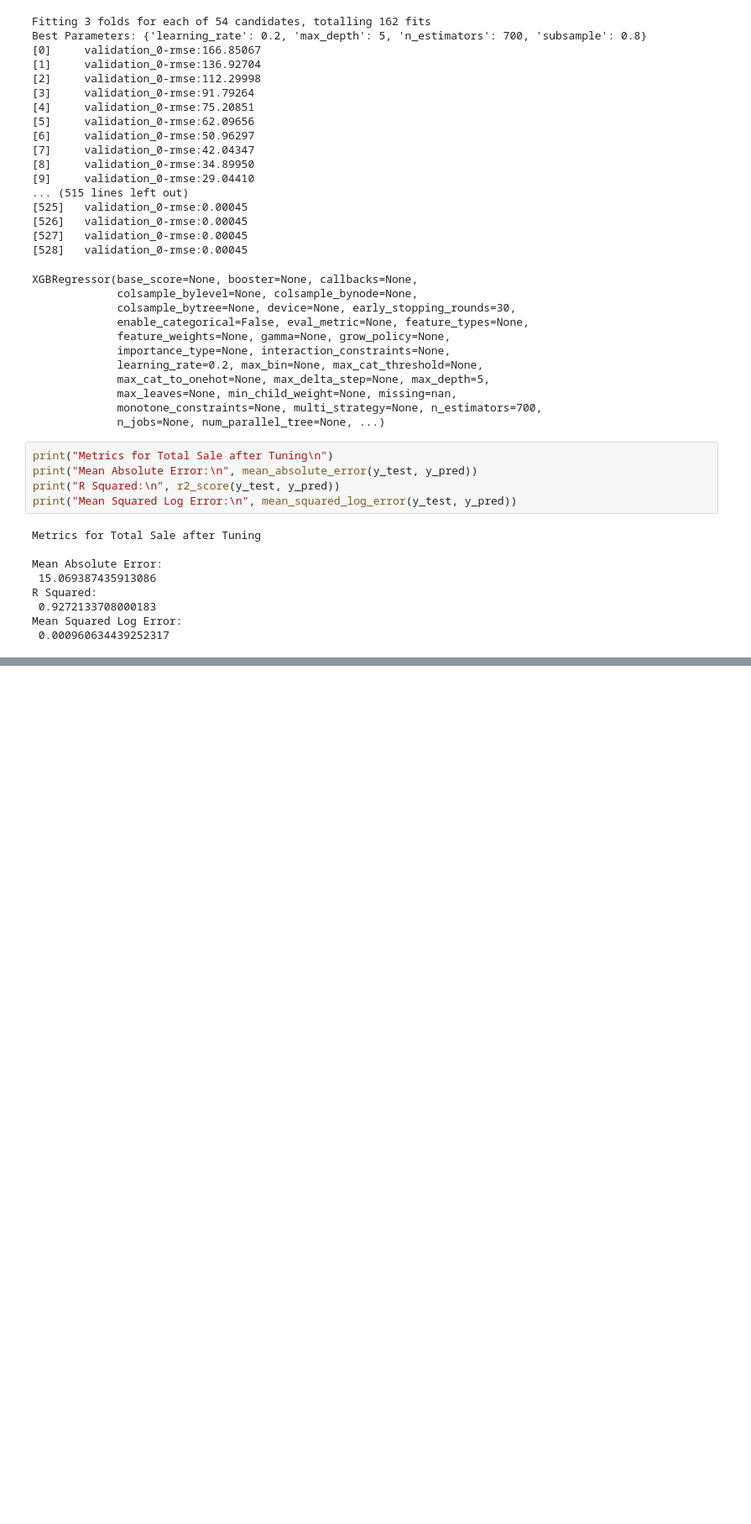
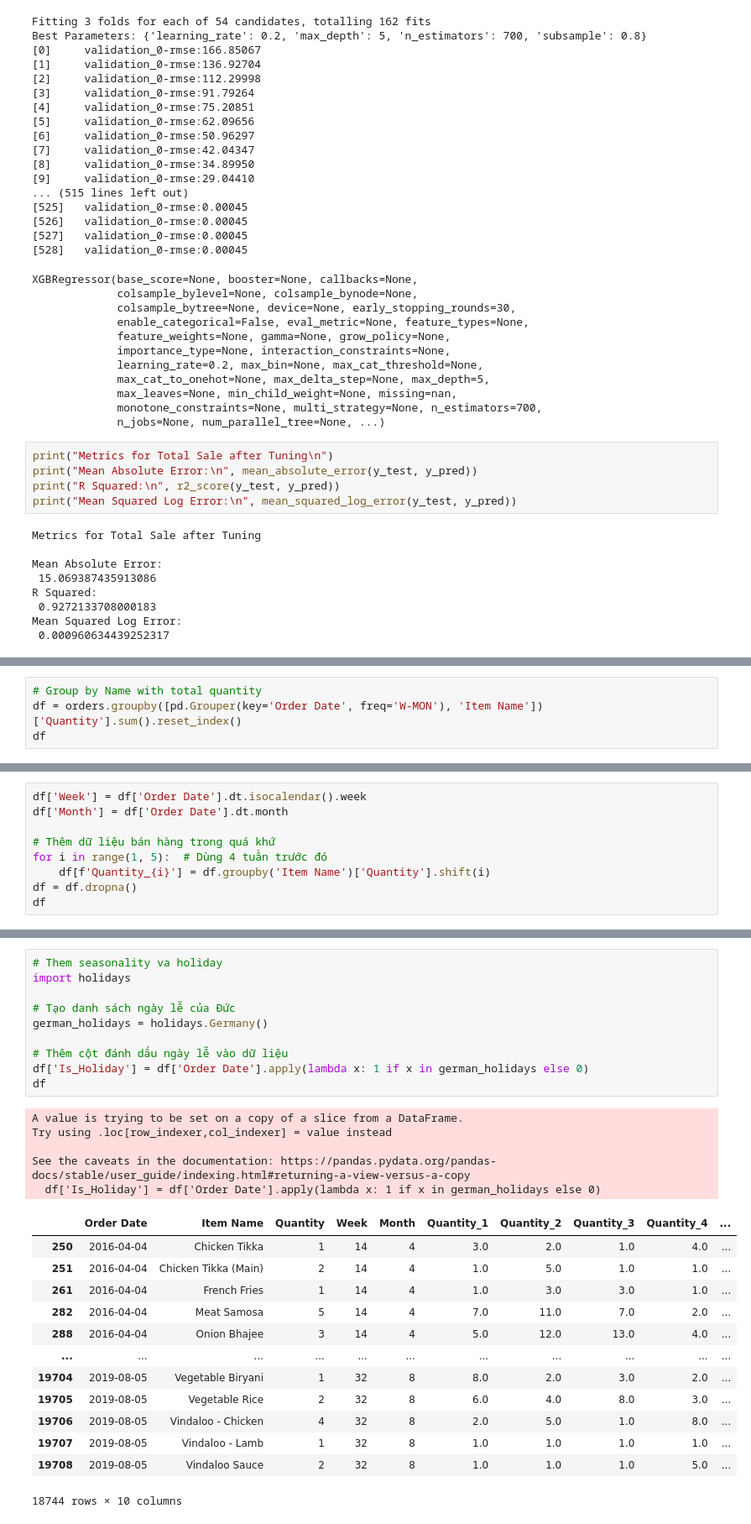
Before and after one commit to HoangUkr/Sale_Forecasting, a Jupyter notebook: Time Series Training.ipynb, the cells around one changed output, grey strips where cells are left out. Shown: that part at 84% size. Drawn from its saved outputs; the diff is of its cells as text; blank space fills up the shorter version.

```diff
--- a/Time Series Training.ipynb
+++ b/Time Series Training.ipynb
@@ -558,0 +587,4 @@ import joblib
+# %%
+# Group by Name with total quantity
+df = orders.groupby([pd.Grouper(key='Order Date', freq='W-MON'), 'Item Name'])['Quantity'].sum().reset_index()
+df
@@ -558,0 +605,9 @@ import joblib
+# %%
+df['Week'] = df['Order Date'].dt.isocalendar().week
+df['Month'] = df['Order Date'].dt.month
+
+# Thêm dữ liệu bán hàng trong quá khứ
+for i in range(1, 5):  # Dùng 4 tuần trước đó
+    df[f'Quantity_{i}'] = df.groupby('Item Name')['Quantity'].shift(i)
+df = df.dropna()
+df
@@ -558,0 +749,29 @@ import joblib
+# %%
+# Them seasonality va holiday
+import holidays
+
+# Tạo danh sách ngày lễ của Đức
+german_holidays = holidays.Germany()
+
+# Thêm cột đánh dấu ngày lễ vào dữ liệu
+df['Is_Holiday'] = df['Order Date'].apply(lambda x: 1 if x in german_holidays else 0)
+df
+# %% [output]
+A value is trying to be set on a copy of a slice from a DataFrame.
+Try using .loc[row_indexer,col_indexer] = value instead
+
+See the caveats in the documentation: https://pandas.pydata.org/pandas-docs/stable/user_guide/indexing.html#returning-a-view-versus-a-copy
+  df['Is_Holiday'] = df['Order Date'].apply(lambda x: 1 if x in german_holidays else 0)
+|  | Order Date | Item Name | Quantity | Week | Month | Quantity_1 | Quantity_2 | Quantity_3 | Quantity_4 | ... |
+| 250 | 2016-04-04 | Chicken Tikka | 1 | 14 | 4 | 3.0 | 2.0 | 1.0 | 4.0 | ... |
+| 251 | 2016-04-04 | Chicken Tikka (Main) | 2 | 14 | 4 | 1.0 | 5.0 | 1.0 | 1.0 | ... |
+| 261 | 2016-04-04 | French Fries | 1 | 14 | 4 | 1.0 | 3.0 | 3.0 | 1.0 | ... |
+| 282 | 2016-04-04 | Meat Samosa | 5 | 14 | 4 | 7.0 | 11.0 | 7.0 | 2.0 | ... |
+| 288 | 2016-04-04 | Onion Bhajee | 3 | 14 | 4 | 5.0 | 12.0 | 13.0 | 4.0 | ... |
+| ... | ... | ... | ... | ... | ... | ... | ... | ... | ... | ... |
+| 19704 | 2019-08-05 | Vegetable Biryani | 1 | 32 | 8 | 8.0 | 2.0 | 3.0 | 2.0 | ... |
+| 19705 | 2019-08-05 | Vegetable Rice | 2 | 32 | 8 | 6.0 | 4.0 | 8.0 | 3.0 | ... |
+| 19706 | 2019-08-05 | Vindaloo - Chicken | 4 | 32 | 8 | 2.0 | 5.0 | 1.0 | 8.0 | ... |
+| 19707 | 2019-08-05 | Vindaloo - Lamb | 1 | 32 | 8 | 1.0 | 1.0 | 1.0 | 1.0 | ... |
+| 19708 | 2019-08-05 | Vindaloo Sauce | 2 | 32 | 8 | 1.0 | 1.0 | 1.0 | 5.0 | ... |
+18744 rows × 10 columns
```
Also changed, not shown: parts of 26 cells of this notebook.
